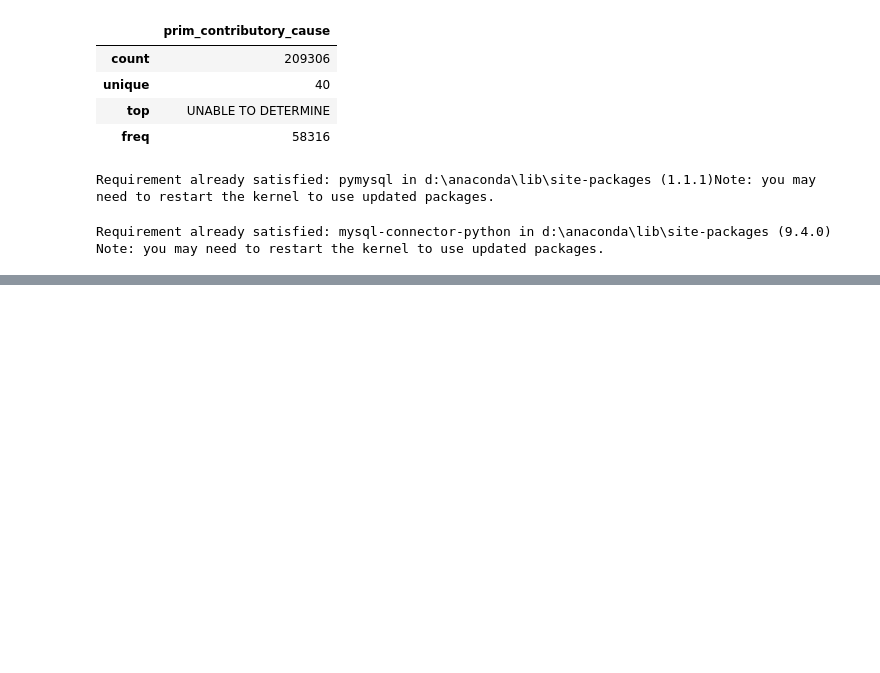
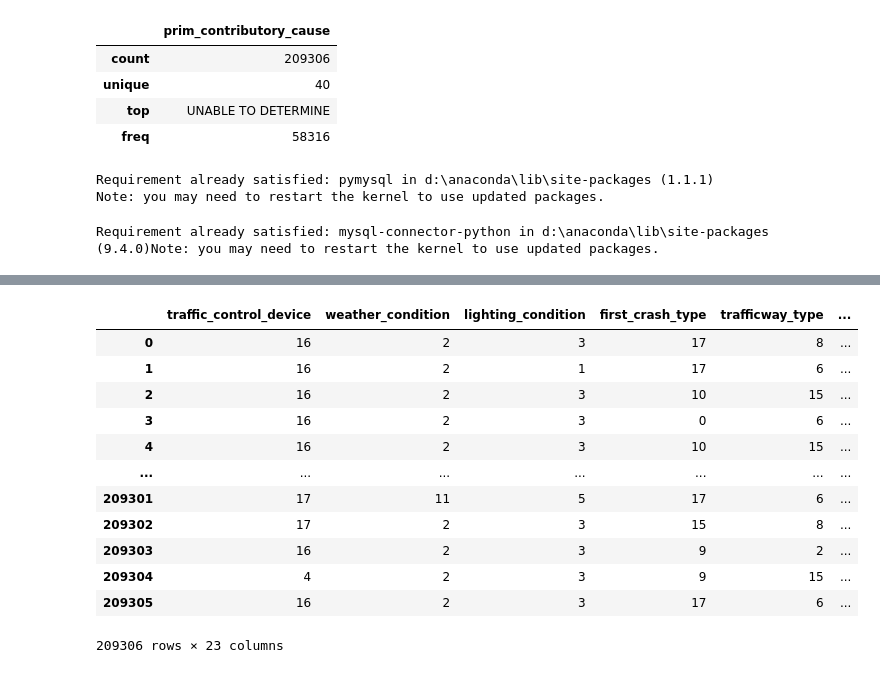
Before and after one commit to 31071997/City-Traffic-and-Accident-Pattern-Analysis, a Jupyter notebook: python/python.ipynb, the cells around one changed output, grey strips where cells are left out. Drawn from its saved outputs; the diff is of its cells as text; code cells hidden in the pictures; blank space fills up the shorter version.

```diff
--- a/python/python.ipynb
+++ b/python/python.ipynb
@@ -482,0 +391,21 @@ AttributeError: module 'matplotlib' has no attribute 'scatter'
+# %%
+le = LabelEncoder()
+categorical_columns = df.select_dtypes(include=['object']).columns
+for column in categorical_columns:
+    df[column] = le.fit_transform(df[column])
+# %%
+df
+# %% [output]
+|  | traffic_control_device | weather_condition | lighting_condition | first_crash_type | trafficway_type | ... |
+| 0 | 16 | 2 | 3 | 17 | 8 | ... |
+| 1 | 16 | 2 | 1 | 17 | 6 | ... |
+| 2 | 16 | 2 | 3 | 10 | 15 | ... |
+| 3 | 16 | 2 | 3 | 0 | 6 | ... |
+| 4 | 16 | 2 | 3 | 10 | 15 | ... |
+| ... | ... | ... | ... | ... | ... | ... |
+| 209301 | 17 | 11 | 5 | 17 | 6 | ... |
+| 209302 | 17 | 2 | 3 | 15 | 8 | ... |
+| 209303 | 16 | 2 | 3 | 9 | 2 | ... |
+| 209304 | 4 | 2 | 3 | 9 | 15 | ... |
+| 209305 | 16 | 2 | 3 | 17 | 6 | ... |
+209306 rows × 23 columns
```
Also changed, not shown: parts of 30 cells of this notebook.
